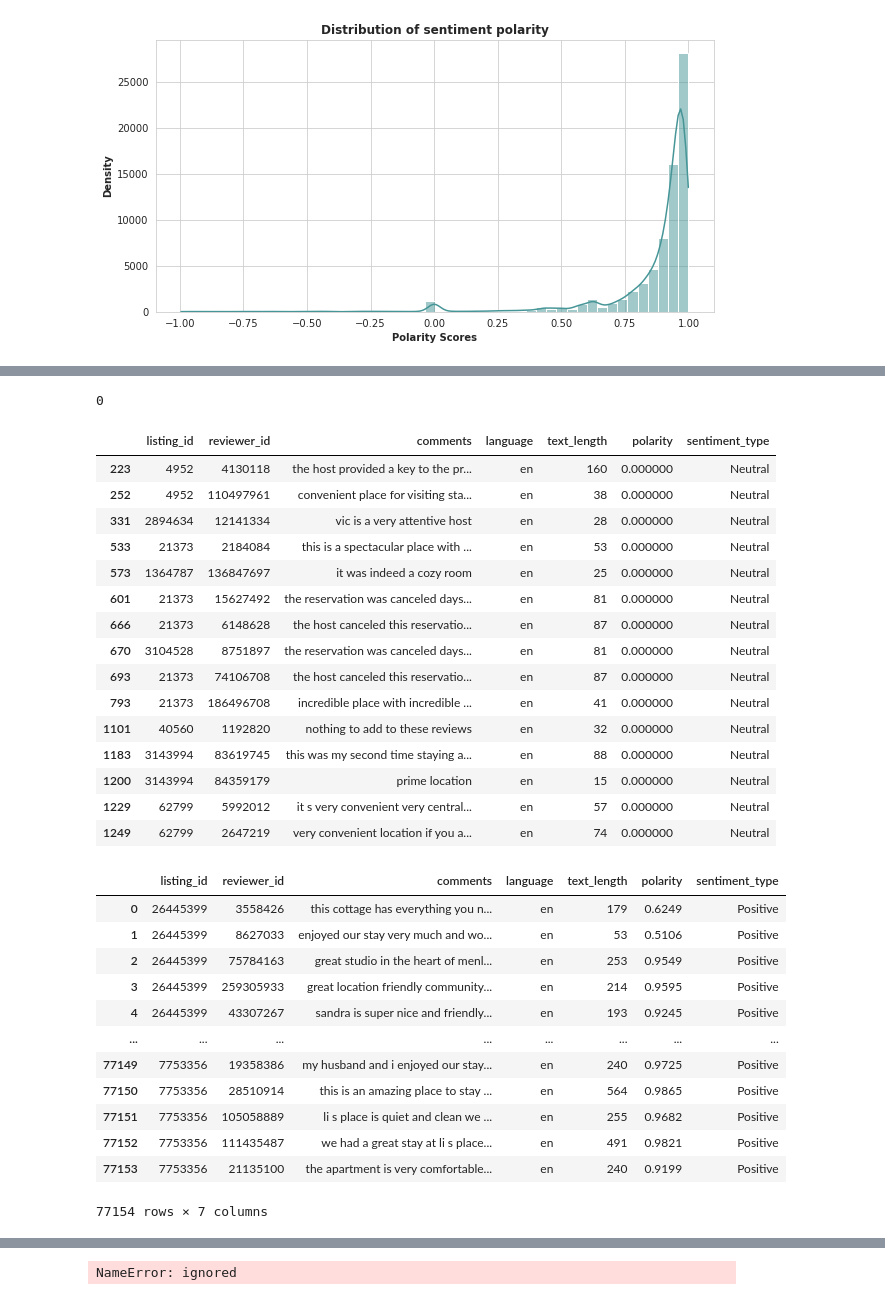
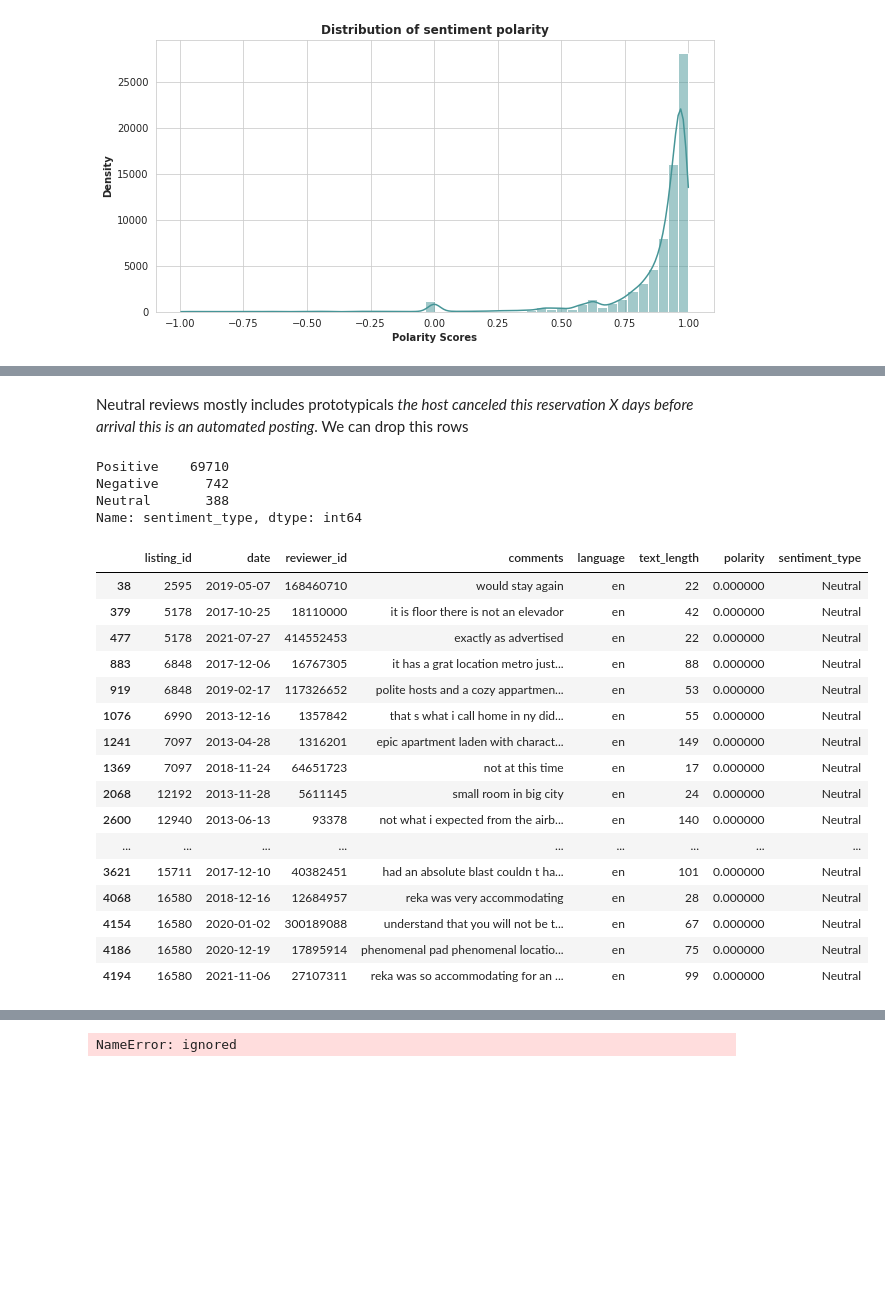
Before and after one commit to kamalova/Airbnb-Recommendation-Engine-NLP, a Jupyter notebook: Sentiment_Analysis.ipynb, the cells around one changed output, grey strips where cells are left out. Cells and saved outputs as stored; diff of their text form; code cells hidden in the pictures; blank space fills up the shorter version.

```diff
--- a/Sentiment_Analysis.ipynb
+++ b/Sentiment_Analysis.ipynb
@@ -437,4 +445,0 @@ df_reviews[df_reviews['sentiment_type']=='Neutral'][:20].style.bar(subset=['pola
-# %%
-df_reviews['comments'].str.match('automated posting	').sum()
-# %% [output]
-0
@@ -444,38 +446,36 @@ df_reviews['comments'].str.match('automated posting	').sum()
+# %% [markdown]
+Neutral reviews  mostly includes prototypicals *the host canceled this reservation X days before arrival this is an automated posting*. We can drop this rows
+# %%
+# Drop rows which includes canceled  reservations
+df_reviews =  df_reviews[df_reviews["comments"].str.contains("automated")==False]
+df_reviews =  df_reviews[df_reviews["comments"].str.contains("canceled")==False]
+# %%
+df_reviews.sentiment_type.value_counts()
+# %% [output]
+Positive    69710
+Negative      742
+Neutral       388
+Name: sentiment_type, dtype: int64
 # %%
-df_reviews[df_reviews['sentiment_type']=='Neutral'][:15].style.bar(subset=['polarity'], align='mid', color=['#d65f5f', '#5fba7d'])
+df_reviews[df_reviews['sentiment_type']=='Neutral'][:20].style.bar(subset=['polarity'],align='mid', color=['#d65f5f', '#5fba7d'])
 # %% [output]
-|  | listing_id | reviewer_id | comments | language | text_length | polarity | sentiment_type |
-| 223 | 4952 | 4130118 | the host provided a key to the pr... | en | 160 | 0.000000 | Neutral |
-| 252 | 4952 | 110497961 | convenient place for visiting sta... | en | 38 | 0.000000 | Neutral |
-| 331 | 2894634 | 12141334 | vic is a very attentive host | en | 28 | 0.000000 | Neutral |
-| 533 | 21373 | 2184084 | this is a spectacular place with ... | en | 53 | 0.000000 | Neutral |
-| 573 | 1364787 | 136847697 | it was indeed a cozy room | en | 25 | 0.000000 | Neutral |
-| 601 | 21373 | 15627492 | the reservation was canceled days... | en | 81 | 0.000000 | Neutral |
-| 666 | 21373 | 6148628 | the host canceled this reservatio... | en | 87 | 0.000000 | Neutral |
-| 670 | 3104528 | 8751897 | the reservation was canceled days... | en | 81 | 0.000000 | Neutral |
-| 693 | 21373 | 74106708 | the host canceled this reservatio... | en | 87 | 0.000000 | Neutral |
-| 793 | 21373 | 186496708 | incredible place with incredible ... | en | 41 | 0.000000 | Neutral |
-| 1101 | 40560 | 1192820 | nothing to add to these reviews | en | 32 | 0.000000 | Neutral |
-| 1183 | 3143994 | 83619745 | this was my second time staying a... | en | 88 | 0.000000 | Neutral |
-| 1200 | 3143994 | 84359179 | prime location | en | 15 | 0.000000 | Neutral |
-| 1229 | 62799 | 5992012 | it s very convenient very central... | en | 57 | 0.000000 | Neutral |
-| 1249 | 62799 | 2647219 | very convenient location if you a... | en | 74 | 0.000000 | Neutral |
+|  | listing_id | date | reviewer_id | comments | language | text_length | polarity | sentiment_type |
+| 38 | 2595 | 2019-05-07 | 168460710 | would stay again | en | 22 | 0.000000 | Neutral |
+| 379 | 5178 | 2017-10-25 | 18110000 | it is floor there is not an elevador | en | 42 | 0.000000 | Neutral |
+| 477 | 5178 | 2021-07-27 | 414552453 | exactly as advertised | en | 22 | 0.000000 | Neutral |
+| 883 | 6848 | 2017-12-06 | 16767305 | it has a grat location metro just... | en | 88 | 0.000000 | Neutral |
+| 919 | 6848 | 2019-02-17 | 117326652 | polite hosts and a cozy appartmen... | en | 53 | 0.000000 | Neutral |
+| 1076 | 6990 | 2013-12-16 | 1357842 | that s what i call home in ny did... | en | 55 | 0.000000 | Neutral |
+| 1241 | 7097 | 2013-04-28 | 1316201 | epic apartment laden with charact... | en | 149 | 0.000000 | Neutral |
+| 1369 | 7097 | 2018-11-24 | 64651723 | not at this time | en | 17 | 0.000000 | Neutral |
+| 2068 | 12192 | 2013-11-28 | 5611145 | small room in big city | en | 24 | 0.000000 | Neutral |
+| 2600 | 12940 | 2013-06-13 | 93378 | not what i expected from the airb... | en | 140 | 0.000000 | Neutral |
+| ... | ... | ... | ... | ... | ... | ... | ... | ... |
+| 3621 | 15711 | 2017-12-10 | 40382451 | had an absolute blast couldn t ha... | en | 101 | 0.000000 | Neutral |
+| 4068 | 16580 | 2018-12-16 | 12684957 | reka was very accommodating | en | 28 | 0.000000 | Neutral |
+| 4154 | 16580 | 2020-01-02 | 300189088 | understand that you will not be t... | en | 67 | 0.000000 | Neutral |
+| 4186 | 16580 | 2020-12-19 | 17895914 | phenomenal pad phenomenal locatio... | en | 75 | 0.000000 | Neutral |
+| 4194 | 16580 | 2021-11-06 | 27107311 | reka was so accommodating for an ... | en | 99 | 0.000000 | Neutral |
-# %%
-df_reviews
-# %% [output]
-|  | listing_id | reviewer_id | comments | language | text_length | polarity | sentiment_type |
-| 0 | 26445399 | 3558426 | this cottage has everything you n... | en | 179 | 0.6249 | Positive |
-| 1 | 26445399 | 8627033 | enjoyed our stay very much and wo... | en | 53 | 0.5106 | Positive |
-| 2 | 26445399 | 75784163 | great studio in the heart of menl... | en | 253 | 0.9549 | Positive |
-| 3 | 26445399 | 259305933 | great location friendly community... | en | 214 | 0.9595 | Positive |
-| 4 | 26445399 | 43307267 | sandra is super nice and friendly... | en | 193 | 0.9245 | Positive |
-| ... | ... | ... | ... | ... | ... | ... | ... |
-| 77149 | 7753356 | 19358386 | my husband and i enjoyed our stay... | en | 240 | 0.9725 | Positive |
-| 77150 | 7753356 | 28510914 | this is an amazing place to stay ... | en | 564 | 0.9865 | Positive |
-| 77151 | 7753356 | 105058889 | li s place is quiet and clean we ... | en | 255 | 0.9682 | Positive |
-| 77152 | 7753356 | 111435487 | we had a great stay at li s place... | en | 491 | 0.9821 | Positive |
-| 77153 | 7753356 | 21135100 | the apartment is very comfortable... | en | 240 | 0.9199 | Positive |
-77154 rows × 7 columns
 # %%
 pos_reviews = df_reviews[df_reviews['sentiment_type']=='Positive']
 # %%
```
Also changed, not shown: parts of 10 cells of this notebook.
